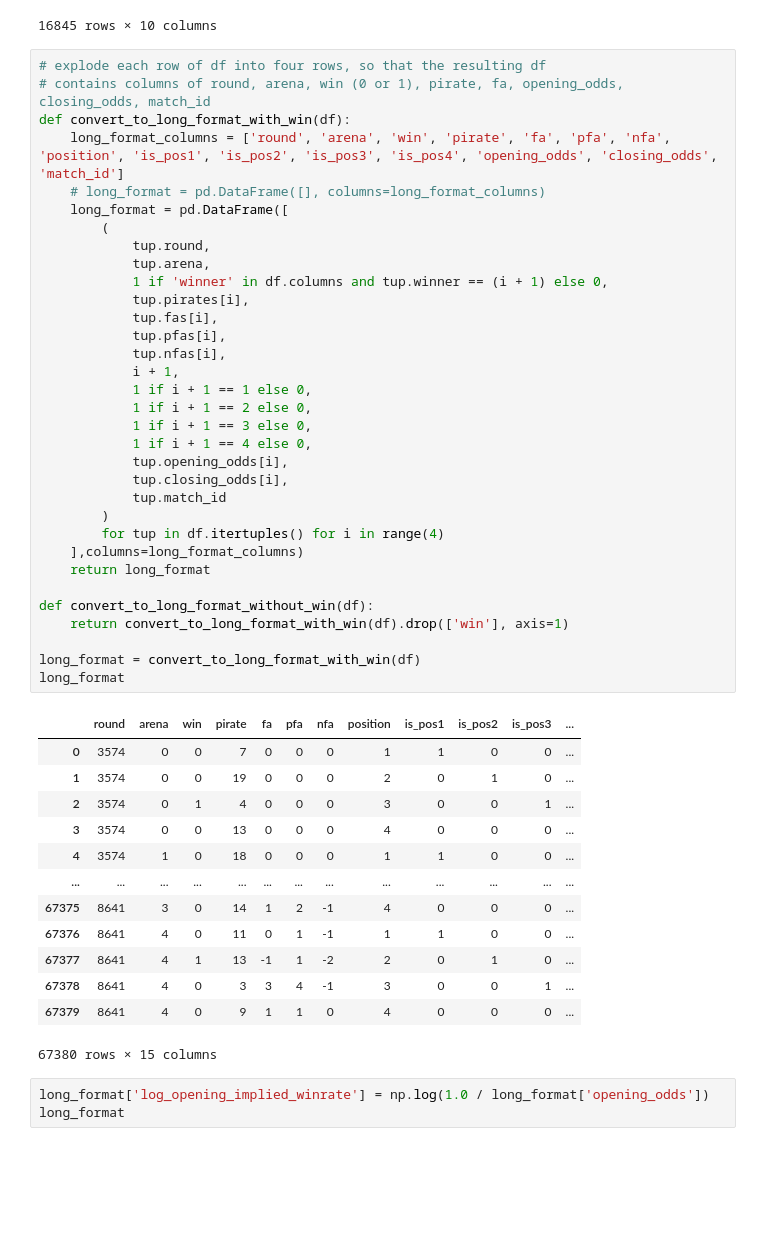
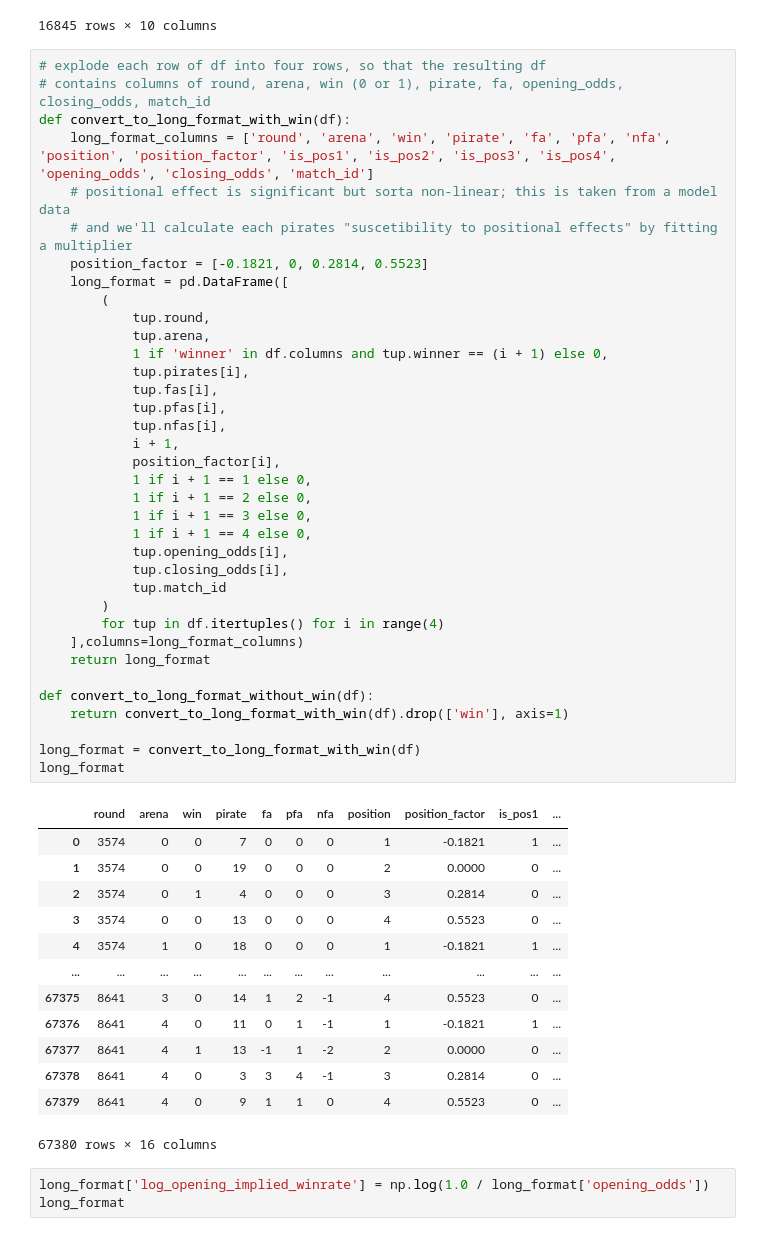
Before and after one commit to arsdragonfly/neofoodclub, a Jupyter notebook: model.ipynb, the cells around one changed output. Drawn from its saved outputs; the diff is of its cells as text; blank space fills up the shorter version.

Commit message:
more sophisticated model

```diff
--- a/model.ipynb
+++ b/model.ipynb
@@ -75,49 +75,52 @@ df
 # explode each row of df into four rows, so that the resulting df
 # contains columns of round, arena, win (0 or 1), pirate, fa, opening_odds, closing_odds, match_id
 def convert_to_long_format_with_win(df):
-    long_format_columns = ['round', 'arena', 'win', 'pirate', 'fa', 'pfa', 'nfa', 'position', 'is_pos1', 'is_pos2', 'is_pos3', 'is_pos4', 'opening_odds', 'closing_odds', 'match_id']
-    # long_format = pd.DataFrame([], columns=long_format_columns)
+    long_format_columns = ['round', 'arena', 'win', 'pirate', 'fa', 'pfa', 'nfa', 'position', 'position_factor', 'is_pos1', 'is_pos2', 'is_pos3', 'is_pos4', 'opening_odds', 'closing_odds', 'match_id']
+    # positional effect is significant but sorta non-linear; this is taken from a model data
+    # and we'll calculate each pirates "suscetibility to positional effects" by fitting a multiplier
+    position_factor = [-0.1821, 0, 0.2814, 0.5523]
     long_format = pd.DataFrame([
         (
             tup.round,
             tup.arena,
             1 if 'winner' in df.columns and tup.winner == (i + 1) else 0,
             tup.pirates[i],
             tup.fas[i],
             tup.pfas[i],
             tup.nfas[i],
             i + 1,
+            position_factor[i],
             1 if i + 1 == 1 else 0,
             1 if i + 1 == 2 else 0,
             1 if i + 1 == 3 else 0,
             1 if i + 1 == 4 else 0,
             tup.opening_odds[i],
             tup.closing_odds[i],
             tup.match_id
         )
         for tup in df.itertuples() for i in range(4)
     ],columns=long_format_columns)
     return long_format
 
 def convert_to_long_format_without_win(df):
     return convert_to_long_format_with_win(df).drop(['win'], axis=1)
 
 long_format = convert_to_long_format_with_win(df)
 long_format
 # %% [output]
-|  | round | arena | win | pirate | fa | pfa | nfa | position | is_pos1 | is_pos2 | is_pos3 | ... |
-| 0 | 3574 | 0 | 0 | 7 | 0 | 0 | 0 | 1 | 1 | 0 | 0 | ... |
-| 1 | 3574 | 0 | 0 | 19 | 0 | 0 | 0 | 2 | 0 | 1 | 0 | ... |
-| 2 | 3574 | 0 | 1 | 4 | 0 | 0 | 0 | 3 | 0 | 0 | 1 | ... |
-| 3 | 3574 | 0 | 0 | 13 | 0 | 0 | 0 | 4 | 0 | 0 | 0 | ... |
-| 4 | 3574 | 1 | 0 | 18 | 0 | 0 | 0 | 1 | 1 | 0 | 0 | ... |
-| ... | ... | ... | ... | ... | ... | ... | ... | ... | ... | ... | ... | ... |
-| 67375 | 8641 | 3 | 0 | 14 | 1 | 2 | -1 | 4 | 0 | 0 | 0 | ... |
-| 67376 | 8641 | 4 | 0 | 11 | 0 | 1 | -1 | 1 | 1 | 0 | 0 | ... |
-| 67377 | 8641 | 4 | 1 | 13 | -1 | 1 | -2 | 2 | 0 | 1 | 0 | ... |
-| 67378 | 8641 | 4 | 0 | 3 | 3 | 4 | -1 | 3 | 0 | 0 | 1 | ... |
-| 67379 | 8641 | 4 | 0 | 9 | 1 | 1 | 0 | 4 | 0 | 0 | 0 | ... |
+|  | round | arena | win | pirate | fa | pfa | nfa | position | position_factor | is_pos1 | ... |
+| 0 | 3574 | 0 | 0 | 7 | 0 | 0 | 0 | 1 | -0.1821 | 1 | ... |
+| 1 | 3574 | 0 | 0 | 19 | 0 | 0 | 0 | 2 | 0.0000 | 0 | ... |
+| 2 | 3574 | 0 | 1 | 4 | 0 | 0 | 0 | 3 | 0.2814 | 0 | ... |
+| 3 | 3574 | 0 | 0 | 13 | 0 | 0 | 0 | 4 | 0.5523 | 0 | ... |
+| 4 | 3574 | 1 | 0 | 18 | 0 | 0 | 0 | 1 | -0.1821 | 1 | ... |
+| ... | ... | ... | ... | ... | ... | ... | ... | ... | ... | ... | ... |
+| 67375 | 8641 | 3 | 0 | 14 | 1 | 2 | -1 | 4 | 0.5523 | 0 | ... |
+| 67376 | 8641 | 4 | 0 | 11 | 0 | 1 | -1 | 1 | -0.1821 | 1 | ... |
+| 67377 | 8641 | 4 | 1 | 13 | -1 | 1 | -2 | 2 | 0.0000 | 0 | ... |
+| 67378 | 8641 | 4 | 0 | 3 | 3 | 4 | -1 | 3 | 0.2814 | 0 | ... |
+| 67379 | 8641 | 4 | 0 | 9 | 1 | 1 | 0 | 4 | 0.5523 | 0 | ... |
-67380 rows × 15 columns
+67380 rows × 16 columns
 # %%
 long_format['log_opening_implied_winrate'] = np.log(1.0 / long_format['opening_odds'])
 long_format
```
Also changed, not shown: parts of 9 cells of this notebook.
